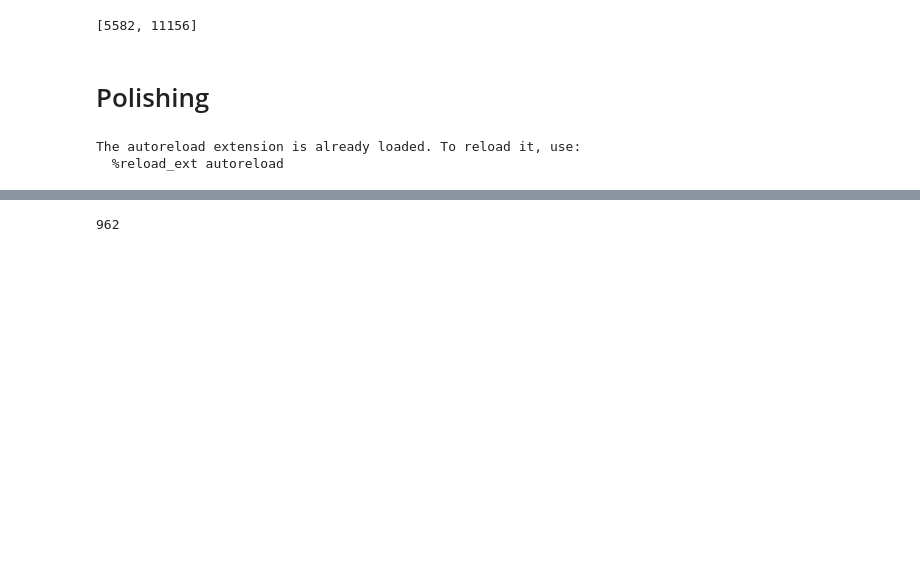
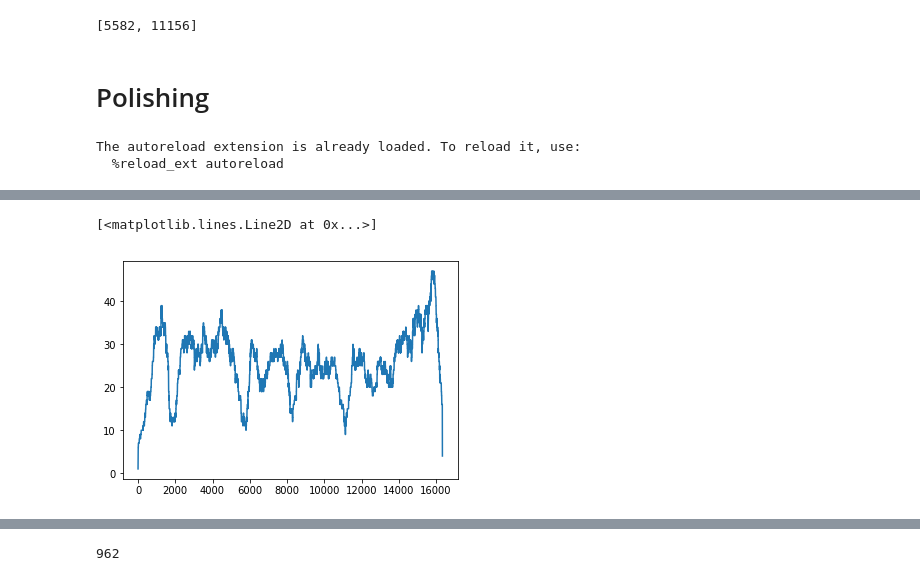
Before and after one commit to seryrzu/centroFlye, a Jupyter notebook: scripts/jupyters/summary6.ipynb, the cells around one changed output, grey strips where cells are left out. Cells and saved outputs as stored; diff of their text form; code cells hidden in the pictures; blank space fills up the shorter version.

```diff
--- a/scripts/jupyters/summary6.ipynb
+++ b/scripts/jupyters/summary6.ipynb
@@ -533,5 +555,10 @@ r2s = read2scaffolds(db, [cen6_edge_scaffold], mappings, ec_monostrings)
 # %%
 scaf_read_coverage = cover_scaffolds_w_reads(r2s, mappings, [cen6_scaffold], ec_monostrings, k=db.k)
+# %%
+plt.plot([len(x) for x in scaf_read_coverage[0]])
+# %% [output]
+[<matplotlib.lines.Line2D at 0x...>]
+[figure, added]
 # %%
 plt.plot([len(x) for x in scaf_read_coverage[0]])
 # %% [output]
```
Also changed, not shown: parts of 7 cells of this notebook, 1 other file.
